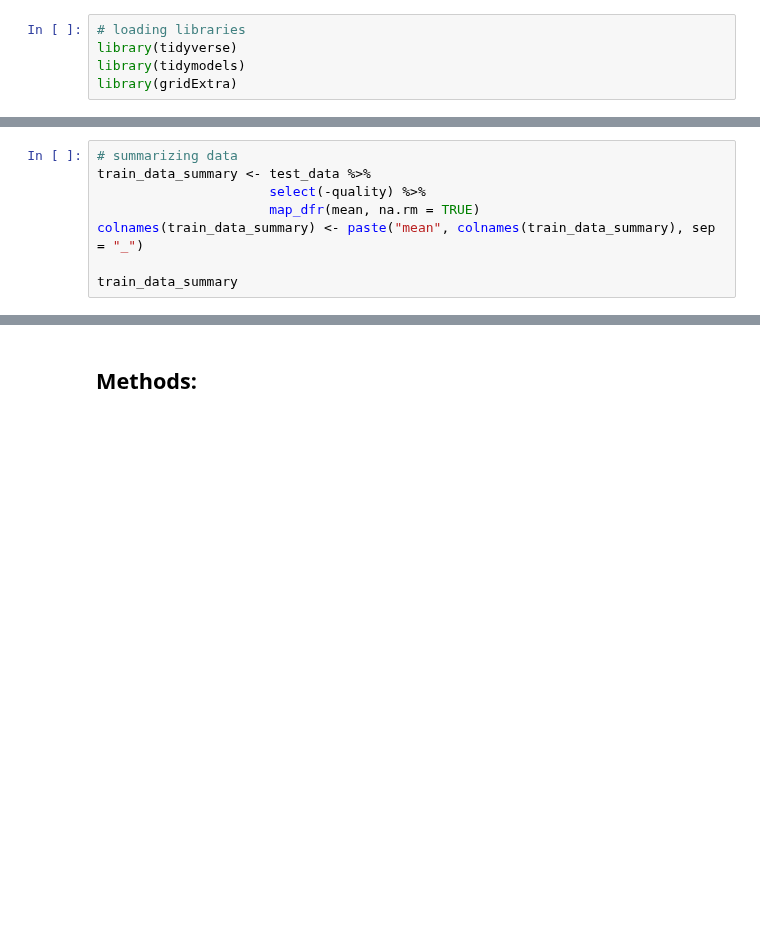
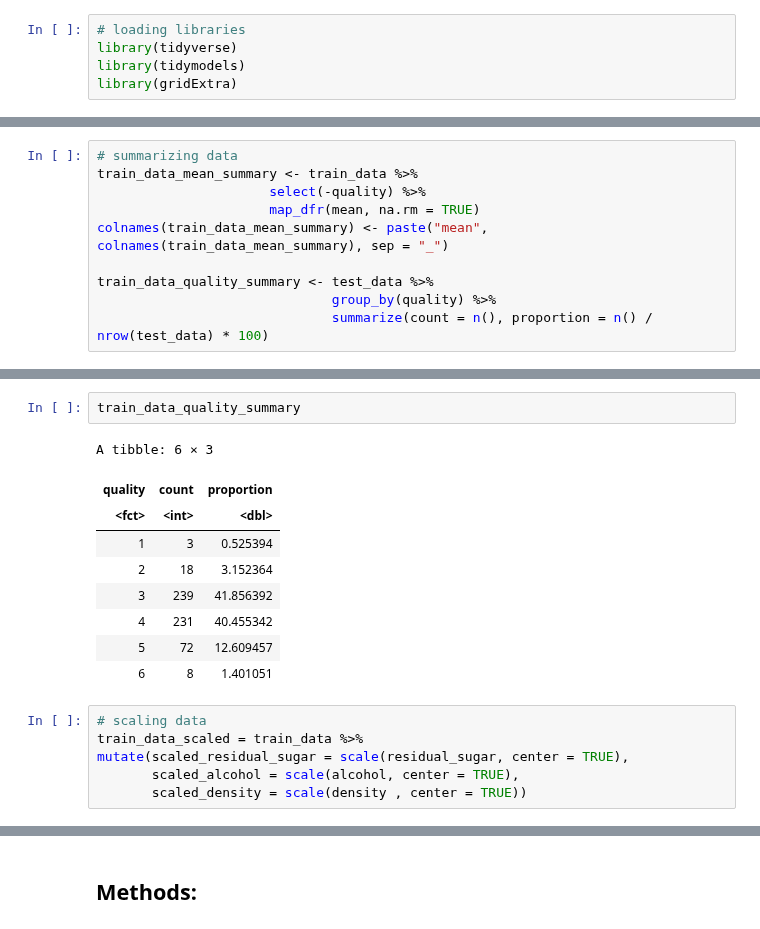
Before and after one commit to jon-chow/DSCI100-WineQualityAnalysis, a Jupyter notebook: Proposal.ipynb, the cells around one changed output, grey strips where cells are left out. Cells and saved outputs as stored; diff of their text form; blank space fills up the shorter version.

```diff
--- a/Proposal.ipynb
+++ b/Proposal.ipynb
@@ -70,9 +76,11 @@ A tibble: 572 × 12
 # %%
 # summarizing data
-train_data_summary <- test_data %>%
+train_data_mean_summary <- train_data %>%
                       select(-quality) %>%
                       map_dfr(mean, na.rm = TRUE)
-colnames(train_data_summary) <- paste("mean", colnames(train_data_summary), sep = "_")
+colnames(train_data_mean_summary) <- paste("mean", colnames(train_data_mean_summary), sep = "_")
 
-train_data_summary
+train_data_quality_summary <- test_data %>%
+                              group_by(quality) %>%
+                              summarize(count = n(), proportion = n() / nrow(test_data) * 100)
 # %% [output]
@@ -82,0 +95,18 @@ A tibble: 1 × 11
+# %%
+train_data_quality_summary
+# %% [output]
+A tibble: 6 × 3
+| quality | count | proportion |
+| <fct> | <int> | <dbl> |
+| 1 | 3 | 0.525394 |
+| 2 | 18 | 3.152364 |
+| 3 | 239 | 41.856392 |
+| 4 | 231 | 40.455342 |
+| 5 | 72 | 12.609457 |
+| 6 | 8 | 1.401051 |
+# %%
+# scaling data
+train_data_scaled = train_data %>%
+mutate(scaled_residual_sugar = scale(residual_sugar, center = TRUE),
+       scaled_alcohol = scale(alcohol, center = TRUE),
+       scaled_density = scale(density , center = TRUE))
```
Also changed, not shown: parts of 11 cells of this notebook, 1 other file.
